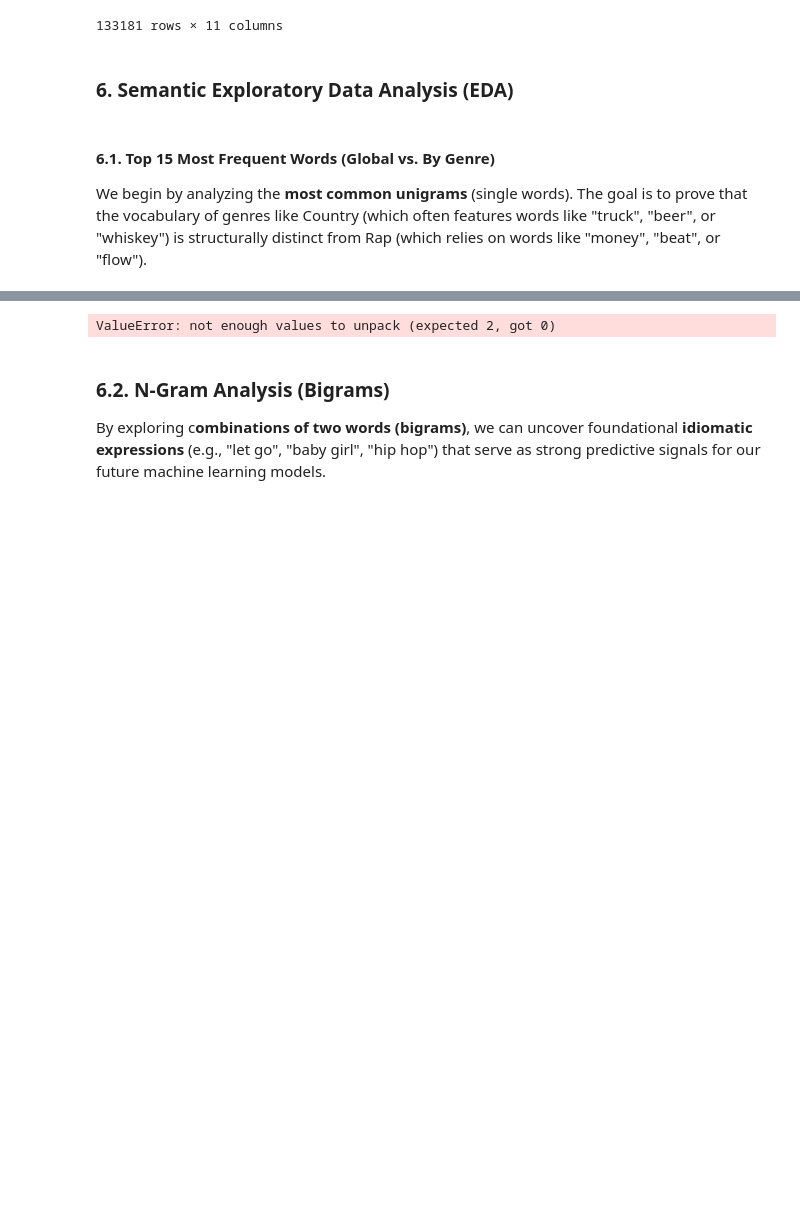
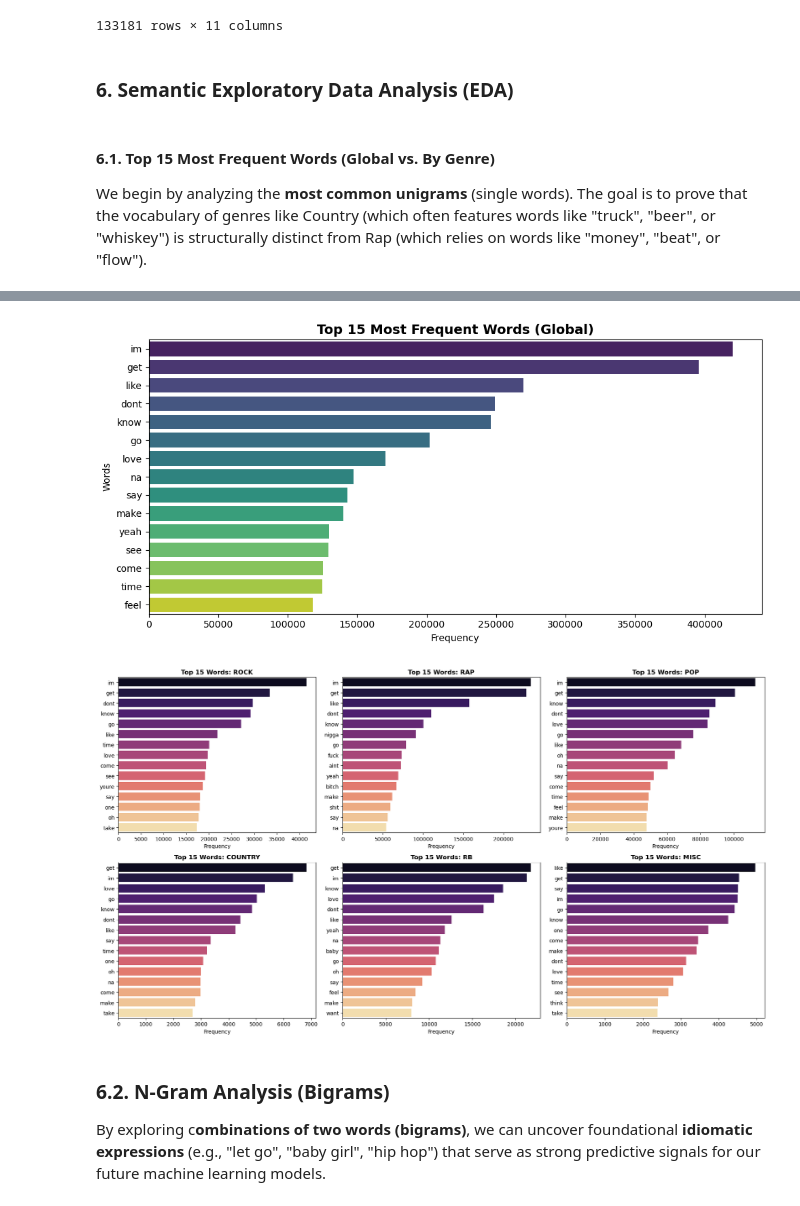
Before and after one commit to tiago2806/text-mining-project, a Jupyter notebook: 02 Data Exploration and Preprocessing.ipynb, the cells around one changed output, grey strips where cells are left out. Saved outputs shown, nothing was run; the diff lists cells and outputs as text; code cells hidden in the pictures; blank space fills up the shorter version.

Commit message:
Fix: clean commit with notebook changes only

```diff
--- a/02 Data Exploration and Preprocessing.ipynb
+++ b/02 Data Exploration and Preprocessing.ipynb
@@ -919,6 +961,11 @@ train_dataset["lyrics_processed_for_classification"] = train_dataset["cleaned_ly
                                                                                                                                                         data,
                                                                                                                                                         print_output=False,))
 #como fazemos apply e lambda function, train_dataset["cleaned_lyrics"] passa como data
+# %%
+train_dataset["lyrics_processed_for_classification"] = train_dataset["cleaned_lyrics"].apply(lambda data: preprocessing_pipeline.tokenization_processing(
+                                                                                                                                                        data,
+                                                                                                                                                        print_output=False,))
+#como fazemos apply e lambda function, train_dataset["cleaned_lyrics"] passa como data
 # %%
 train_dataset
 # %% [output]
@@ -1027,48 +990,81 @@ Total de palavras válidas: 0
 # %%
+import ast
 from collections import Counter
 import matplotlib.pyplot as plt
 import seaborn as sns
 
+# Função blindada para forçar a extração das palavras
+def get_clean_words(val):
+    if isinstance(val, str):
+        try:
+            val = ast.literal_eval(val)
+        except:
+            return []
+    if isinstance(val, tuple):
+        val = val[0] # Se for um tuplo (lista,), extrai a lista
+
+    words = []
+    if isinstance(val, list):
+        for x in val:
+            if isinstance(x, (list, tuple)):
+                words.append(str(x[0]))
+            else:
+                words.append(str(x))
+    return words
+
 # 1. Global Top 15 Words
-all_words = [word for tokens in train_dataset['lyrics_processed_for_classification'] for word in tokens]
+all_words = []
+for tokens in train_dataset['lyrics_processed_for_classification'].dropna():
+    all_words.extend(get_clean_words(tokens))
+
 global_word_counts = Counter(all_words)
 top_15_global = global_word_counts.most_common(15)
 
-words, counts = zip(*top_15_global)
+# Pequena verificação de segurança
+if not top_15_global:
+    print("Erro: O extrator não encontrou palavras. Confirma se a coluna tem dados!")
+else:
+    words, counts = zip(*top_15_global)
 
-plt.figure(figsize=(10, 5))
-sns.barplot(x=list(counts), y=list(words), palette='viridis')
-plt.title('Top 15 Most Frequent Words (Global)', fontsize=14, fontweight='bold')
-plt.xlabel('Frequency')
-plt.ylabel('Words')
-plt.tight_layout()
-plt.show()
+    plt.figure(figsize=(10, 5))
+    sns.barplot(x=list(counts), y=list(words), palette='viridis')
+    plt.title('Top 15 Most Frequent Words (Global)', fontsize=14, fontweight='bold')
+    plt.xlabel('Frequency')
+    plt.ylabel('Words')
+    plt.tight_layout()
+    plt.show()
 
 # 2. Top 15 Words per Genre
 genres = train_dataset['tag'].unique()
 fig, axes = plt.subplots(nrows=2, ncols=3, figsize=(18, 10))
 axes = axes.flatten()
 
 for i, genre in enumerate(genres):
-    genre_words = [word for tokens in train_dataset[train_dataset['tag'] == genre]['lyrics_processed_for_classification'] for word in tokens]
+    # Extrair palavras só para este género usando a função segura
+    genre_data = train_dataset[train_dataset['tag'] == genre]['lyrics_processed_for_classification'].dropna()
+    genre_words = []
+    for tokens in genre_data:
+        genre_words.extend(get_clean_words(tokens))
+
     genre_counts = Counter(genre_words)
     top_15_genre = genre_counts.most_common(15)
 
-    g_words, g_counts = zip(*top_15_genre)
+    if top_15_genre:
+        g_words, g_counts = zip(*top_15_genre)
+        sns.barplot(x=list(g_counts), y=list(g_words), ax=axes[i], palette='magma')
+        axes[i].set_title(f'Top 15 Words: {genre.upper()}', fontweight='bold')
+        axes[i].set_xlabel('Frequency')
 
-    sns.barplot(x=list(g_counts), y=list(g_words), ax=axes[i], palette='magma')
-    axes[i].set_title(f'Top 15 Words: {genre.upper()}', fontweight='bold')
-    axes[i].set_xlabel('Frequency')
-
-# Remove the empty 6th subplot if you only have 5 genres
+# Remove the empty subplots se tiveres menos de 6 géneros
 if len(genres) < len(axes):
     for j in range(len(genres), len(axes)):
         fig.delaxes(axes[j])
 
 plt.tight_layout()
 plt.show()
 # %% [output]
-ValueError: not enough values to unpack (expected 2, got 0)
+[figure, added]
+[figure, added]
 # %% [markdown]
 ### **6.2. N-Gram Analysis (Bigrams)**
 By exploring c**ombinations of two words (bigrams)**, we can uncover foundational **idiomatic expressions** (e.g., "let go", "baby girl", "hip hop") that serve as strong predictive signals for our future machine learning models.
```
Also changed, not shown: parts of 18 cells of this notebook, 1 other file.
